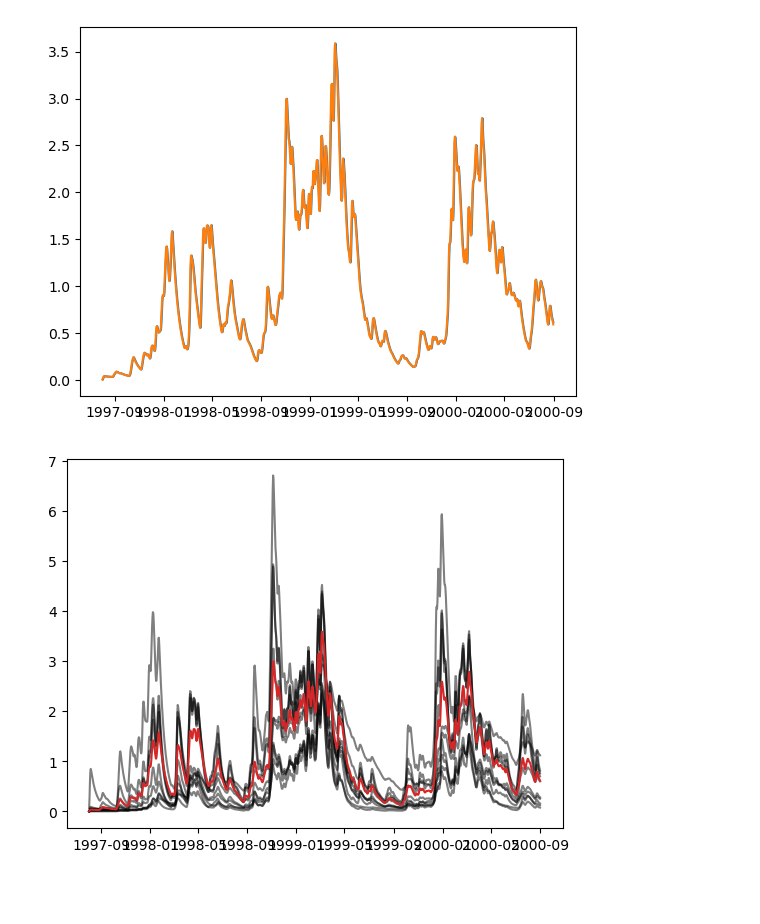
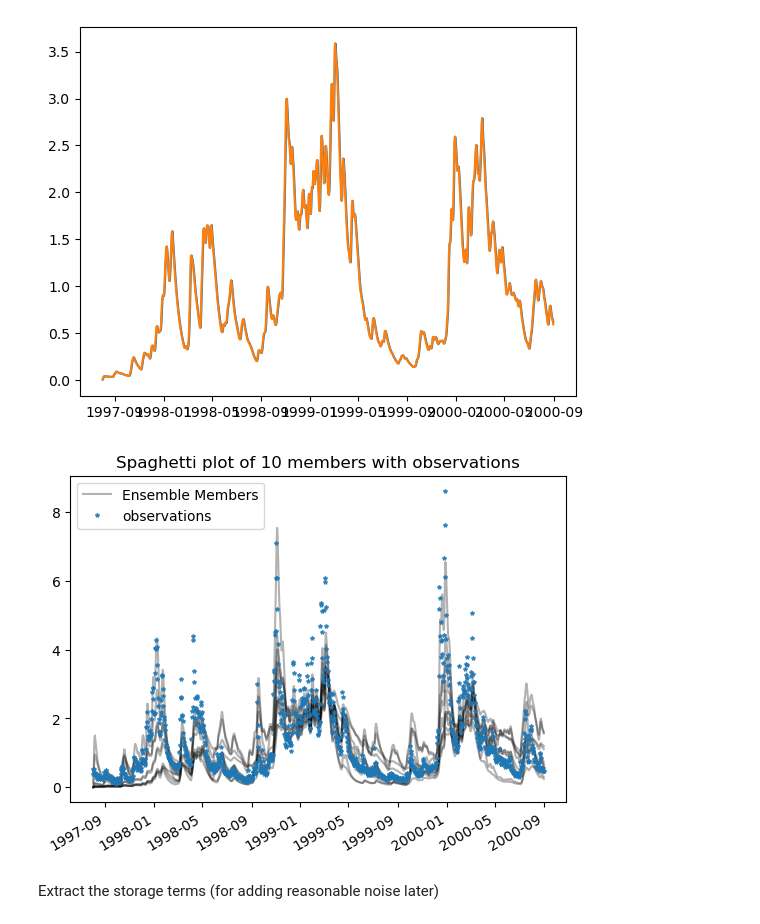
Before and after one commit to Daafip/HBV-data-assimilation, a Jupyter notebook: Forward model BMI.ipynb, the cells around one changed output. Saved outputs shown, nothing was run; the diff lists cells and outputs as text; code cells hidden in the pictures; blank space fills up the shorter version.

```diff
--- a/Forward model BMI.ipynb
+++ b/Forward model BMI.ipynb
@@ -7,3 +11,8 @@ import matplotlib.pyplot as plt
+# %%
+df_in = pd.read_csv("Forcing.txt", delimiter="	", names=["year","month","day","P","Q","EP"])
+df_in.index = df_in.apply(lambda x: pd.Timestamp(f'{int(x.year)}-{int(x.month)}-{int(x.day)}'),axis=1)
+df_in.drop(columns=["year","month","day","P","EP"],inplace=True)
+df = df_in # just need observations to compare to
 # %%
 ## Array of initial storage terms - we keep these constant for now
 ##              Si,  Su, Sf, Ss
@@ -71,6 +73,7 @@ for index, ensembleMember in enumerate(ensemble):
     ensembleMember.initialize(config_file="HBV_config.json")
     ensembleMember.set_pars(p_intial[index])
     ensembleMember.Q_m_list = []
+    ensembleMember.storage_terms_lst = []
 # %%
 model = HBV()
 model.initialize(config_file="HBV_config.json")
@@ -83,9 +86,17 @@ while model.get_current_time() < model.get_end_time():
     for index, ensembleMember in enumerate(ensemble):
         ensembleMember.update()
         ensembleMember.Q_m_list.append(ensembleMember.get_value("Q_m",np.array([0.])))
+        ensembleMember.storage_terms_lst.append(ensembleMember.get_value("storage_terms",np.zeros(4)))
 # %%
-plt.plot(time, Q_m,zorder=100,color="C3")
-for index, ensembleMember in enumerate(ensemble):
-        plt.plot(time, ensembleMember.Q_m_list,color='k',alpha=0.5)
+# plt.plot(time, Q_m,zorder=100,color="C3")
+plt.title(f"Spaghetti plot of {n_particles} members with observations")
+for index, ensembleMember in enumerate(ensemble[:-1]):
+        plt.plot(time, ensembleMember.Q_m_list,color='k',alpha=0.3)
+plt.plot(time, ensemble[-1].Q_m_list,color='k',alpha=0.3,label="Ensemble Members")
+plt.xticks(rotation=90);
+df.Q.plot(marker="*",lw=0, markersize=3, label="observations",alpha=0.8);
+plt.legend();
 # %% [output]
-[figure, old version]
+[figure, new version]
+# %% [markdown]
+Extract the storage terms (for adding reasonable noise later)
```
Also changed, not shown: parts of 55 cells of this notebook, 3 other files.
